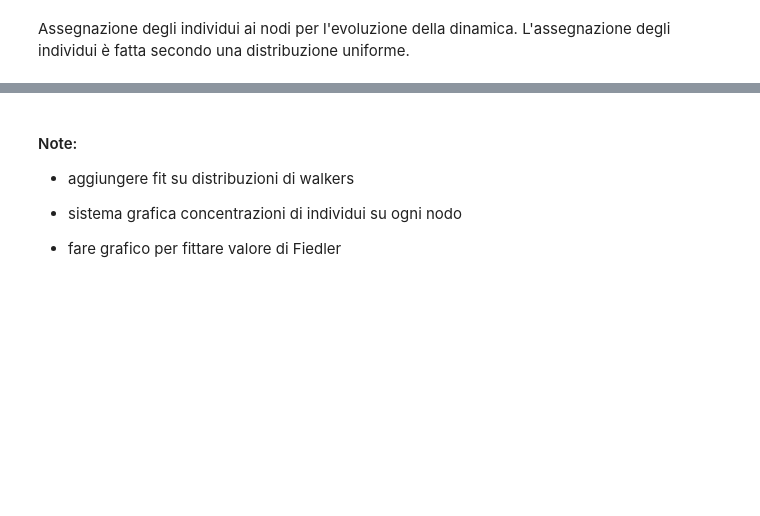
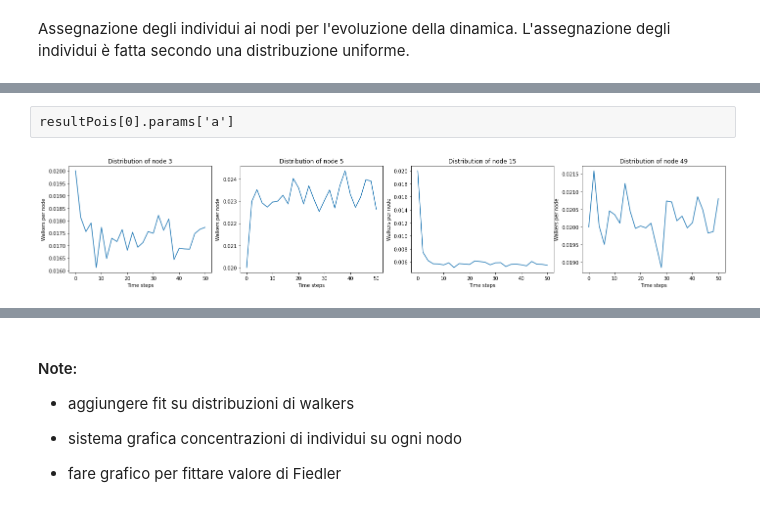
Before and after one commit to Ferri-00/Esame-Complessi, a Jupyter notebook: ErdosRenyi.ipynb, the cells around one changed output, grey strips where cells are left out. Cells and saved outputs as stored; diff of their text form; code cells hidden in the pictures; blank space fills up the shorter version.

```diff
--- a/ErdosRenyi.ipynb
+++ b/ErdosRenyi.ipynb
@@ -256,22 +277,0 @@ plt.show()
-# %%
-fig, ax = plt.subplots(nrows = 1, ncols = len(nodes), figsize=(5*len(nodes), 4))
-
-for i in range(len(nodes)):
-    p_node += [[int(h[nodes[i]]) for h in histo]]
-    n[i], bins[i], patches = ax[i].hist(p_node[i], bins = int((max(p_node[i]) - min(p_node[i]))), align='left')
-    ax[i].set_title(f"Distribution of node {nodes[i]}")
-    ax[i].set_xlabel("Walkers per node")
-    ax[i].set_xticks(np.arange(min(p_node[i]), max(p_node[i]), 50))
-
-bins = [(bins[i][:-1] + bins[i][1:])/2 for i in range(len(nodes))]
-
-poptPois = [0]*len(nodes)
-pcovPois = [0]*len(nodes)
-
-for i in range(len(nodes)):
-#     popt[1][i], pcov[1][i] = curve_fit(poisson_law, bins[i], n[i], p0 = [mean[i]])
-
-    ax[i].plot(bins[i], poisson_law(bins[i], 8, mean[i]), '--')
-#     ax[i].plot(bins[i], , '--')
-
-plt.show()
@@ -298,3 +433,20 @@ plt.show()
+# %% [raw]
+resultPois[0].params['a']
+# %%
+fig, ax = plt.subplots(nrows = 1, ncols = len(nodes), figsize=(6*len(nodes), 4))
+
+time_range = hMean
+index = np.arange(0, len(time_range), 2)
+
+for i in range(len(nodes)):
+    ax[i].plot(index, [time_range[ind][nodes[i]] for ind in index])
+    ax[i].set_title(f"Distribution of node {nodes[i]}")
+    ax[i].set_ylabel("Walkers per node")
+    ax[i].set_xlabel("Time steps")
+
+plt.show()
+# %% [output]
+[figure, added]
 # %%
 fig, ax = plt.subplots(nrows = 1, ncols = 1, figsize=(12,1.5*len(nodes)))
 
```
Also changed, not shown: parts of 22 cells of this notebook, 1 other file.
